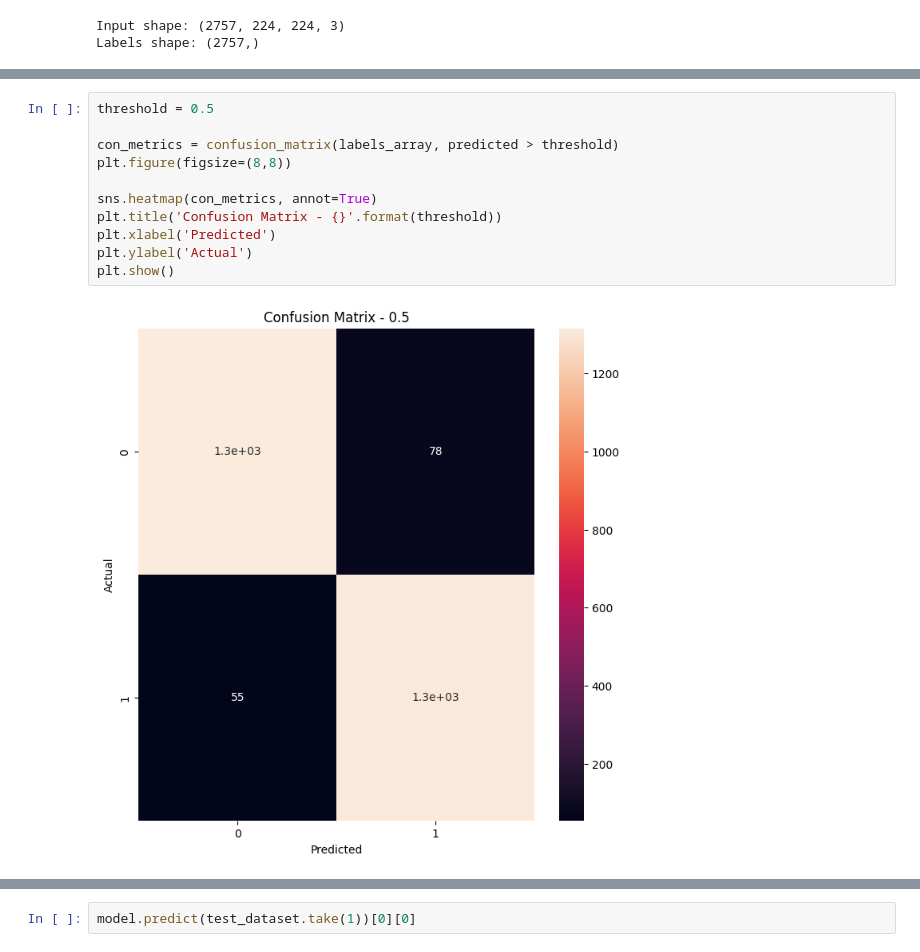
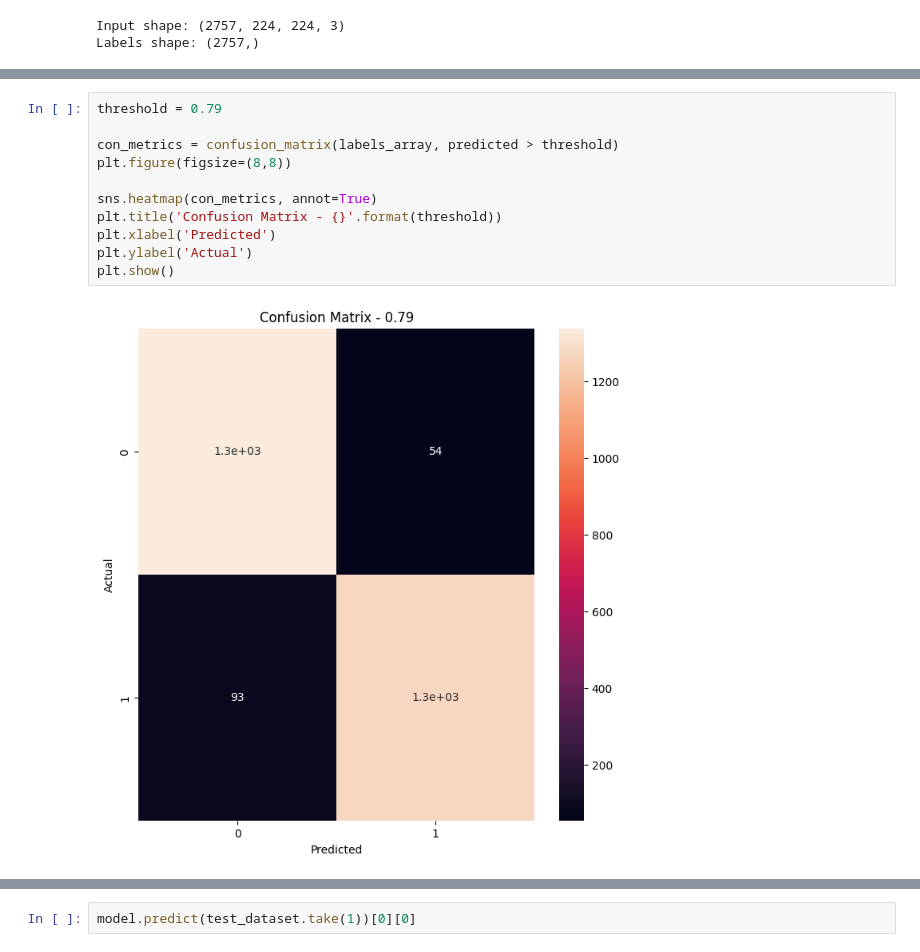
Before and after one commit to yeabwang/malaria-diagnosis, a Jupyter notebook: Malaria_diagnosis.ipynb, the cells around one changed output, grey strips where cells are left out. Drawn from its saved outputs; the diff is of its cells as text.

```diff
--- a/Malaria_diagnosis.ipynb
+++ b/Malaria_diagnosis.ipynb
@@ -303,13 +302,13 @@ print(predicted.shape)
 # %%
-threshold = 0.5
+threshold = 0.79
 
 con_metrics = confusion_matrix(labels_array, predicted > threshold)
 plt.figure(figsize=(8,8))
 
 sns.heatmap(con_metrics, annot=True)
 plt.title('Confusion Matrix - {}'.format(threshold))
 plt.xlabel('Predicted')
 plt.ylabel('Actual')
 plt.show()
 # %% [output]
-[figure, old version]
+[figure, new version]
```
Also changed, not shown: parts of 3 cells of this notebook.
